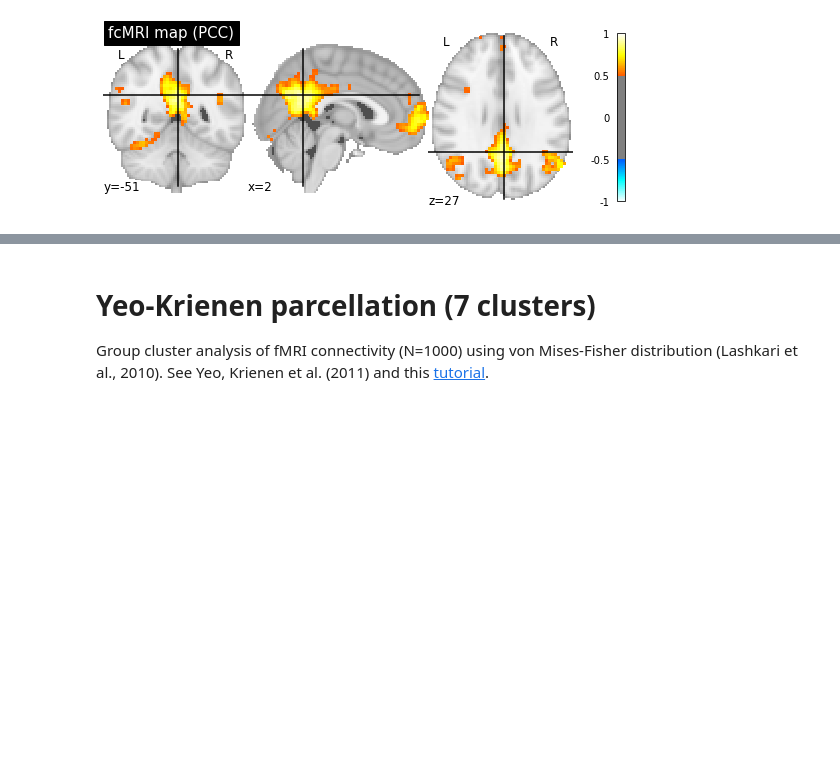
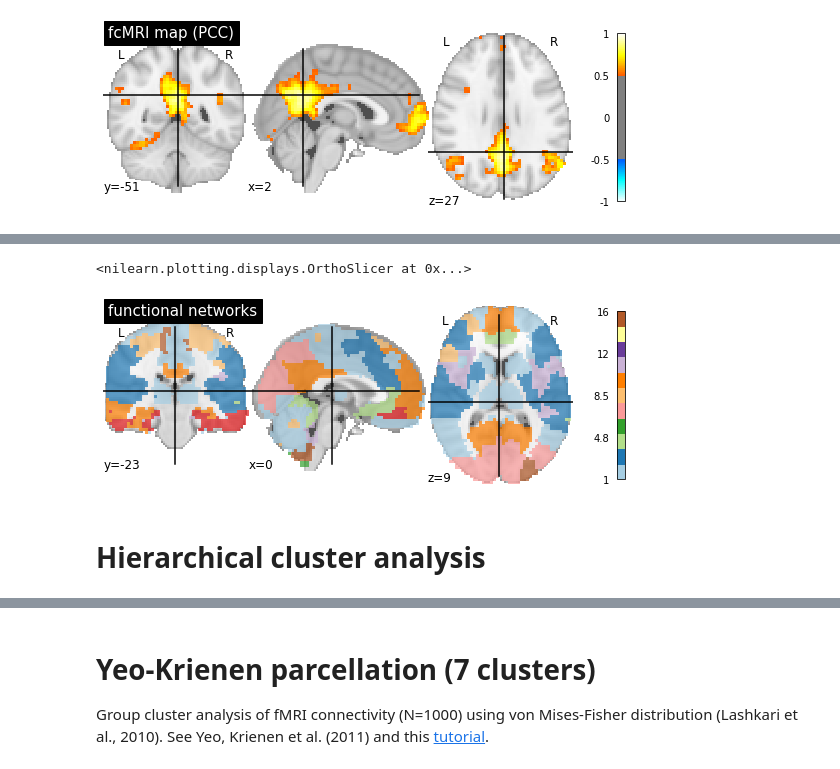
Before and after one commit to pbellec/functional_parcellation, a Jupyter notebook: functional_parcellation_intro.ipynb, the cells around one changed output, grey strips where cells are left out. Drawn from its saved outputs; the diff is of its cells as text; code cells hidden in the pictures; blank space fills up the shorter version.

```diff
--- a/functional_parcellation_intro.ipynb
+++ b/functional_parcellation_intro.ipynb
@@ -178,0 +208,9 @@ As we ordered the parcels in a data-driven way, we can see functional networks a
+# %%
+# let's visualize these clusters back in voxel space
+part_img = masker.inverse_transform(part.reshape([1, 444]) + 1) # note the sneaky shift to 1-indexing
+plotting.plot_roi(part_img, title="functional networks", colorbar=True, cmap="Paired")
+# %% [output]
+<nilearn.plotting.displays.OrthoSlicer at 0x...>
+[figure, added]
+# %% [markdown]
+# Hierarchical cluster analysis
```
Also changed, not shown: parts of 19 cells of this notebook, 1 other file.
